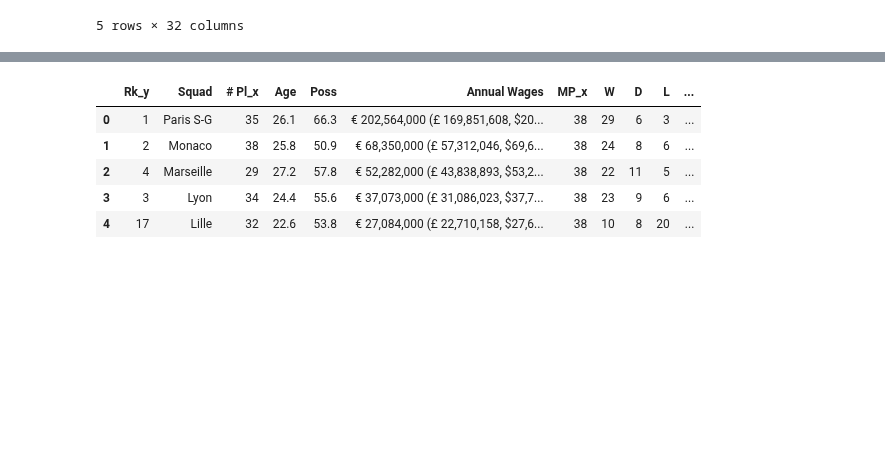
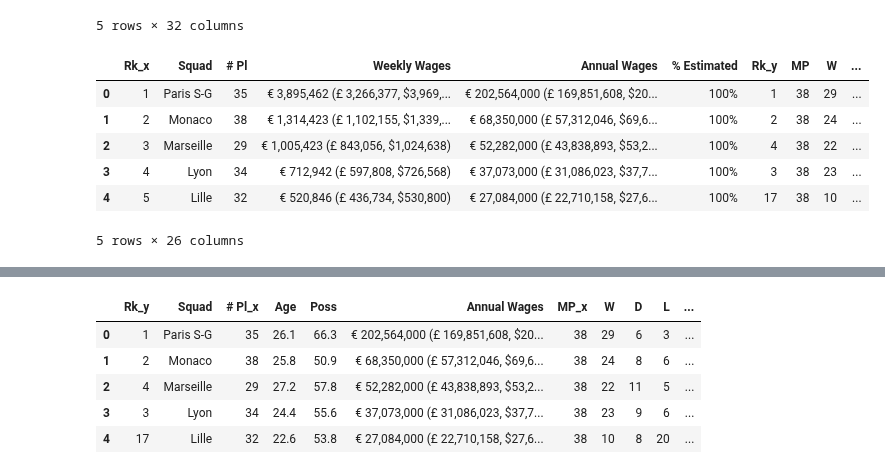
Before and after one commit to GurpreetChugh/Project-Football, a Jupyter notebook: Ligue1_Project_Football.ipynb, the cells around one changed output, grey strips where cells are left out. Saved outputs shown, nothing was run; the diff lists cells and outputs as text; code cells hidden in the pictures; blank space fills up the shorter version.

Commit message:
Update Ligue1_Project_Football.ipynb
Clean up code. Removed unnecessary comments

```diff
--- a/Ligue1_Project_Football.ipynb
+++ b/Ligue1_Project_Football.ipynb
@@ -143,24 +132,32 @@ Ligue1_2022_wages_df.to_csv('C:\Temp\Ligue1_2022_wages.csv',sep=",", header=True
 # %%
 # Merge wages and season summary for each season
 Ligue1_2018_merged_df = pd.merge(Ligue1_2018_wages_df, Ligue1_2018_summary_df, how="left", on=['Squad'])
 Ligue1_2018_merged_df['Year'] = '2018'
 Ligue1_2018_merged_df.to_csv('C:\Temp\Ligue1_2018_wages_season_summary.csv',sep=",", header=True)
 Ligue1_2019_merged_df = pd.merge(Ligue1_2019_wages_df, Ligue1_2019_summary_df, how="left", on=['Squad'])
 Ligue1_2019_merged_df['Year'] = '2019'
 Ligue1_2019_merged_df.to_csv('C:\Temp\Ligue1_2019_wages_season_summary.csv',sep=",", header=True)
 Ligue1_2020_merged_df = pd.merge(Ligue1_2020_wages_df, Ligue1_2020_summary_df, how="left", on=['Squad'])
 Ligue1_2020_merged_df['Year'] = '2020'
 Ligue1_2020_merged_df.to_csv('C:\Temp\Ligue1_2020_wages_season_summary.csv',sep=",", header=True)
 Ligue1_2021_merged_df = pd.merge(Ligue1_2021_wages_df, Ligue1_2021_summary_df, how="left", on=['Squad'])
 Ligue1_2021_merged_df['Year'] = '2021'
 Ligue1_2021_merged_df.to_csv('C:\Temp\Ligue1_2021_wages_season_summary.csv',sep=",", header=True)
 Ligue1_2022_merged_df = pd.merge(Ligue1_2022_wages_df, Ligue1_2022_summary_df, how="left", on=['Squad'])
 Ligue1_2022_merged_df['Year'] = '2022'
 Ligue1_2022_merged_df.to_csv('C:\Temp\Ligue1_2022_wages_season_summary.csv',sep=",", header=True)
-Ligue1_2018_merged_df.head()
 Ligue1_all_wages_df = pd.concat([Ligue1_2018_merged_df,Ligue1_2019_merged_df, Ligue1_2020_merged_df,
                                 Ligue1_2021_merged_df, Ligue1_2022_merged_df], axis=0)
 Ligue1_all_wages_df.to_csv('C:\Temp\Ligue1_merged_wages_all_season_summary.csv',sep=",", header=True)
+Ligue1_all_wages_df.head()
+# %% [output]
+|  | Rk_x | Squad | # Pl | Weekly Wages | Annual Wages | % Estimated | Rk_y | MP | W | ... |
+| 0 | 1 | Paris S-G | 35 | € 3,895,462 (£ 3,266,377, $3,969,... | € 202,564,000 (£ 169,851,608, $20... | 100% | 1 | 38 | 29 | ... |
+| 1 | 2 | Monaco | 38 | € 1,314,423 (£ 1,102,155, $1,339,... | € 68,350,000 (£ 57,312,046, $69,6... | 100% | 2 | 38 | 24 | ... |
+| 2 | 3 | Marseille | 29 | € 1,005,423 (£ 843,056, $1,024,638) | € 52,282,000 (£ 43,838,893, $53,2... | 100% | 4 | 38 | 22 | ... |
+| 3 | 4 | Lyon | 34 | € 712,942 (£ 597,808, $726,568) | € 37,073,000 (£ 31,086,023, $37,7... | 100% | 3 | 38 | 23 | ... |
+| 4 | 5 | Lille | 32 | € 520,846 (£ 436,734, $530,800) | € 27,084,000 (£ 22,710,158, $27,6... | 100% | 17 | 38 | 10 | ... |
+5 rows × 26 columns
 # %%
 # Merge in summary table#2 for each season
 Ligue1_2018_complete_df = pd.merge(Ligue1_2018_merged_df, Ligue1_2018_summary2_df, how="left", on=['Squad'])
```
Also changed, not shown: parts of 3 cells of this notebook.
